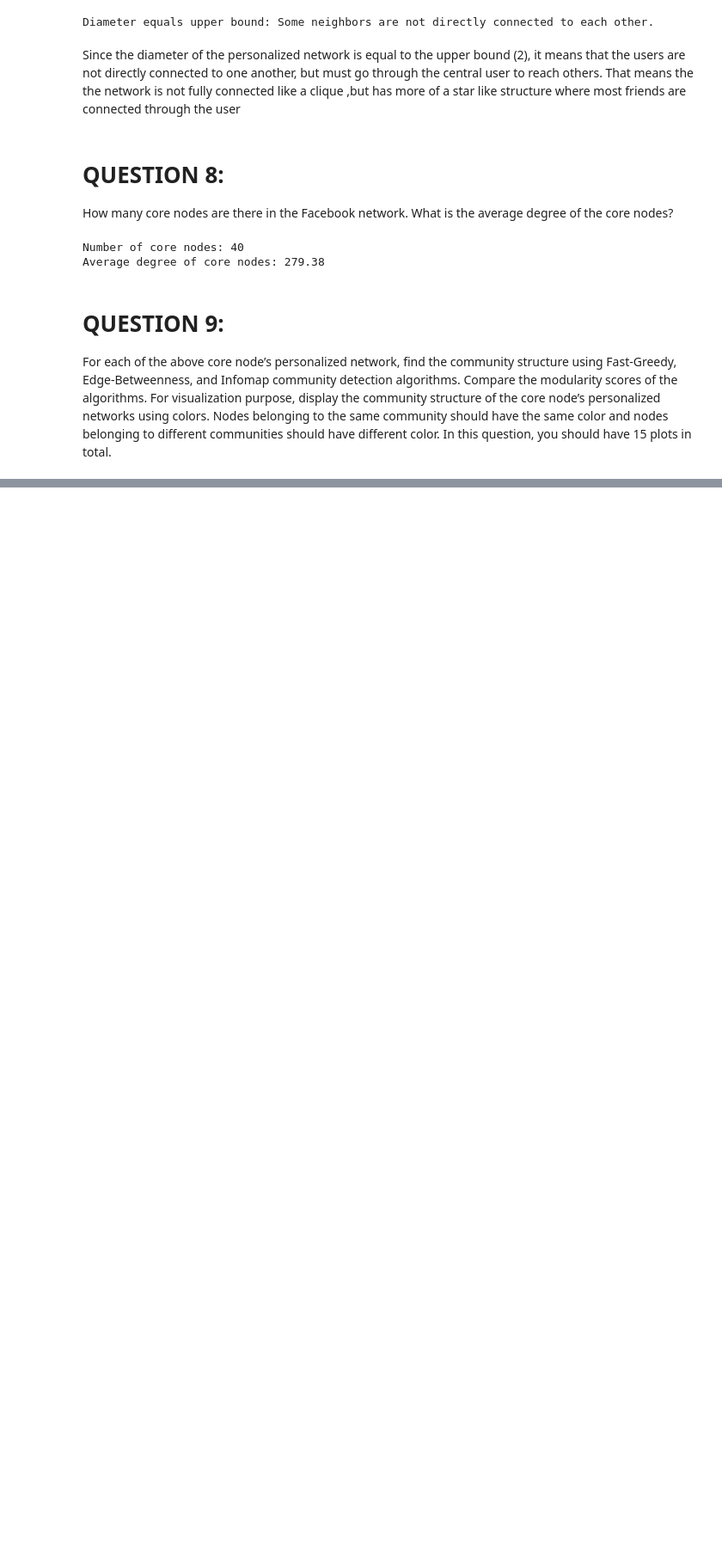
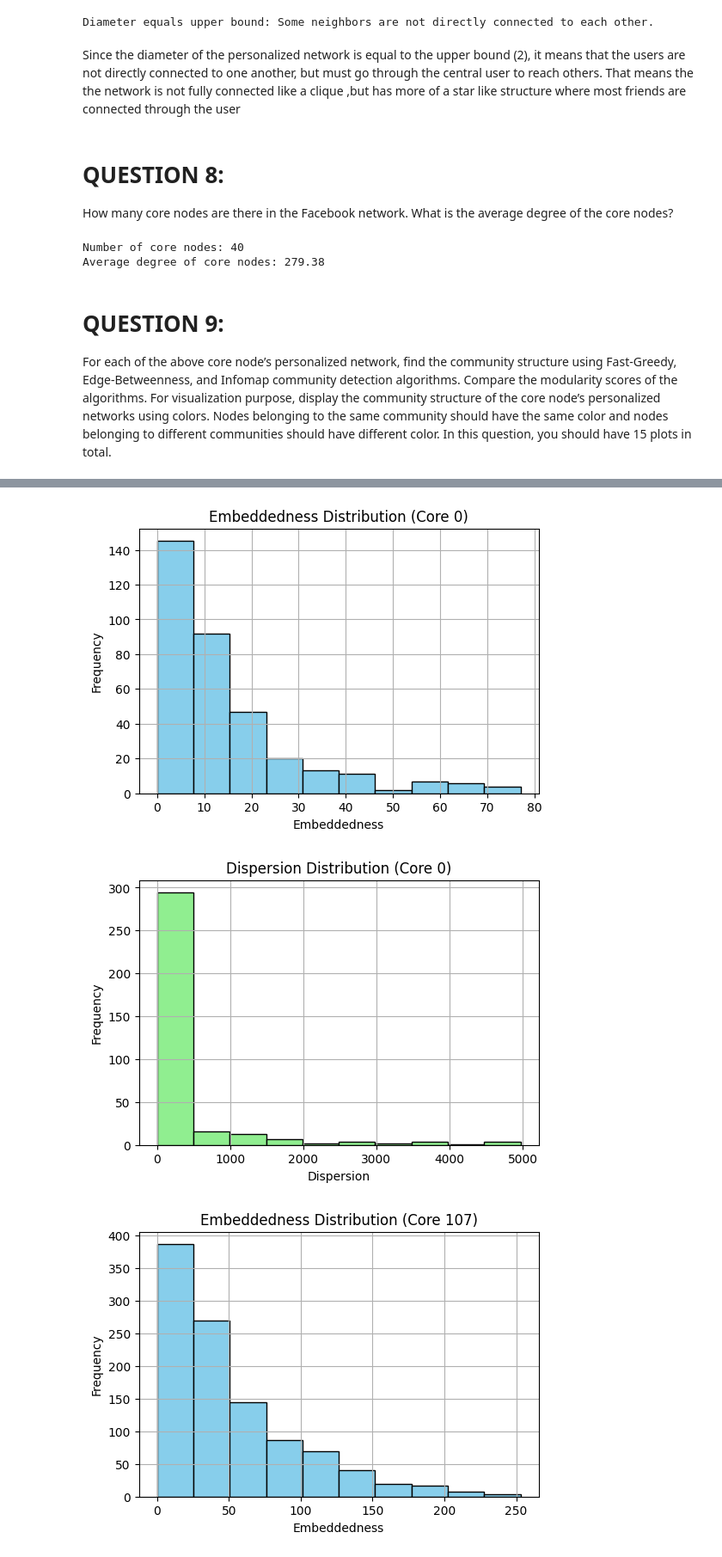
Before and after one commit to anwxwna/232E_sp26, a Jupyter notebook: project2.ipynb, the cells around one changed output, grey strips where cells are left out. Shown at 86% size. Saved outputs shown, nothing was run; the diff lists cells and outputs as text; code cells hidden in the pictures; blank space fills up the shorter version.

```diff
--- a/project2.ipynb
+++ b/project2.ipynb
@@ -270,0 +577,37 @@ Edge-Betweenness modularity: 0.5068
+# %%
+for core in core_nodes:
+    G_personal = nx.ego_graph(G, core)
+    neighbors = list(G_personal.neighbors(core))
+    neighbor_dict = {n: set(G_personal.neighbors(n)) for n in G_personal.nodes()}
+
+    embeddedness_list = []
+    dispersion_list = []
+
+    for v in neighbors:
+        emb = compute_embeddedness(G_personal, core, v, neighbor_dict)
+        disp = compute_dispersion(G_personal, core, v, neighbor_dict)
+        embeddedness_list.append(emb)
+        dispersion_list.append(disp)
+
+
+    # Plot Embeddedness Histogram
+    plt.figure(figsize=(6, 4))
+    plt.hist(embeddedness_list, bins=10, color='skyblue', edgecolor='black')
+    plt.title(f"Embeddedness Distribution (Core {core})")
+    plt.xlabel("Embeddedness")
+    plt.ylabel("Frequency")
+    plt.grid(True)
+    plt.show()
+
+    # Plot Dispersion Histogram
+    plt.figure(figsize=(6, 4))
+    plt.hist(dispersion_list, bins=10, color='lightgreen', edgecolor='black')
+    plt.title(f"Dispersion Distribution (Core {core})")
+    plt.xlabel("Dispersion")
+    plt.ylabel("Frequency")
+    plt.grid(True)
+    plt.show()
+# %% [output]
+[figure, added]
+[figure, added]
+[figure, added]
```
Also changed, not shown: parts of 15 cells of this notebook.
